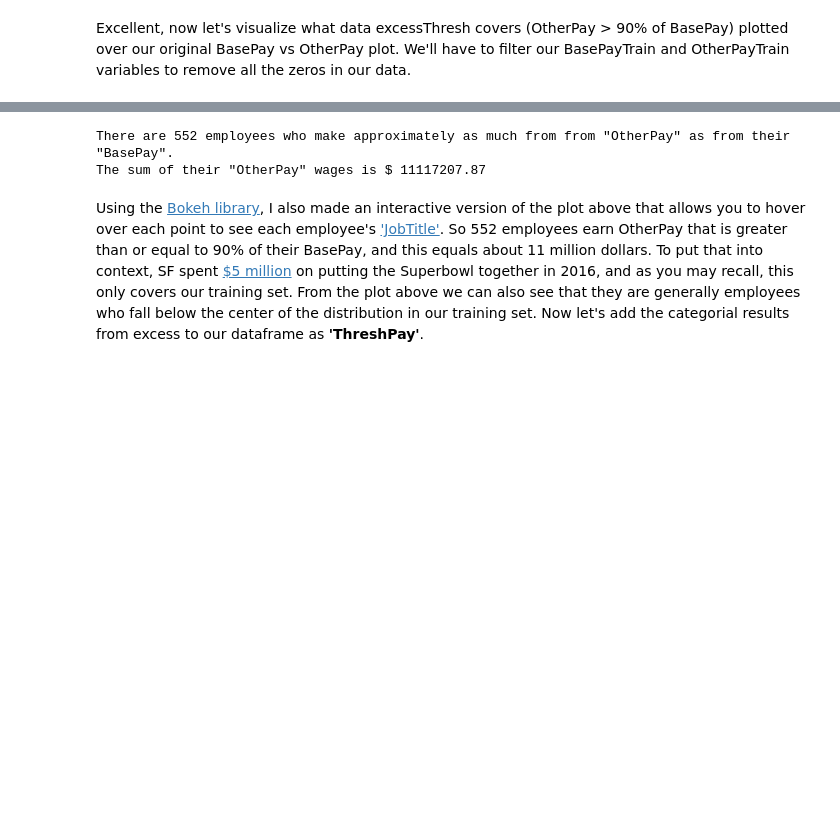
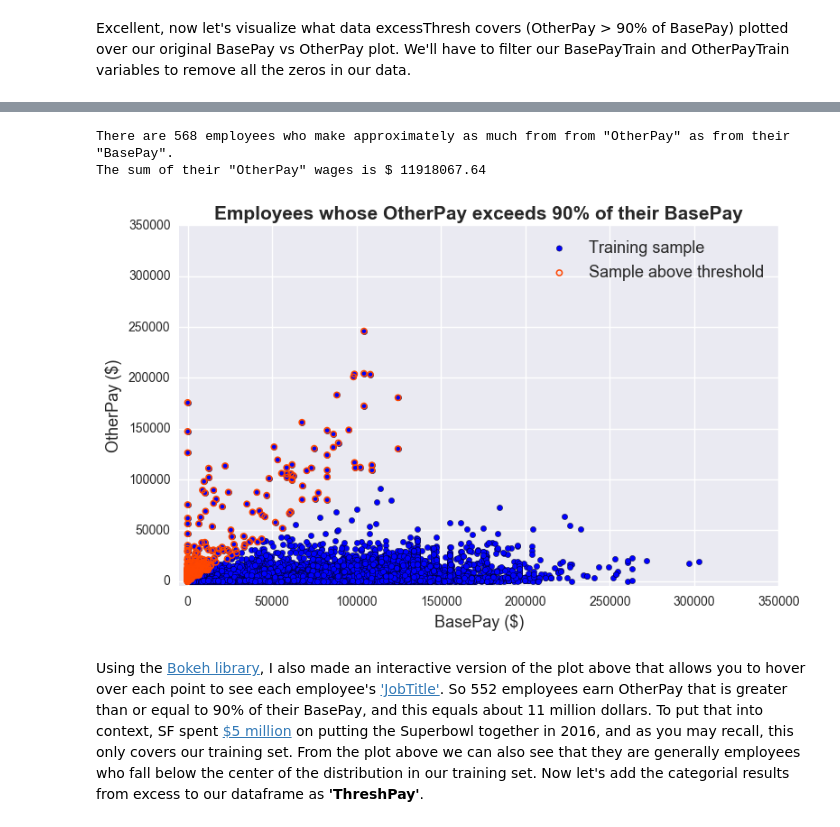
Before and after one commit to ramalldf/informatics, a Jupyter notebook: sf_otherpay_predict.ipynb, the cells around one changed output, grey strips where cells are left out. Saved outputs shown, nothing was run; the diff lists cells and outputs as text; code cells hidden in the pictures; blank space fills up the shorter version.

```diff
--- a/sf_otherpay_predict.ipynb
+++ b/sf_otherpay_predict.ipynb
@@ -192,13 +193,17 @@ otherPayTrainThreshNo0= otherPayTrainThresh[otherPayTrainThresh!=0]#Remove all r
 basePayTrainThreshNo0= basePayTrain[otherPayTrainThresh!=0]#Remove all rows where otherPayTrainThresh = 0
 # %%
 #Let's see what portion of the employees for into the 'thresh' category on our BasePay vs OtherPay plot
-%matplotlib nbagg
+%matplotlib inline
+fig,ax= plt.subplots(1,1, figsize=(8,5))
 legendOtherPay= plt.scatter(basePayTrain,train2012['OtherPay'], label= 'Training sample')
 legendExvalue= plt.scatter(basePayTrainThreshNo0,otherPayTrainThreshNo0, color= 'orangered', facecolor= 'None',
                            linewidths= 1.1, label= 'Sample above threshold')#Masked out OtherPay appears as zero on plot
 plt.xlabel('BasePay ($)', fontsize= 13);
 plt.ylabel('OtherPay ($)', fontsize= 13); plt.legend(handles=[legendOtherPay, legendExvalue], fontsize= 13)
+plt.xlim([-5000, 350000])
+plt.ylim([-5000, 350000])
 plt.title('Employees whose OtherPay exceeds 90% of their BasePay',  fontweight= 'bold', fontsize= 15)
+plt.tight_layout()
 print 'There are', sum(excessThresh), 'employees who make approximately as much from from "OtherPay" as from their "BasePay".'
 print 'The sum of their "OtherPay" wages is $', sum(otherPayTrainThresh)
 # %% [output]
@@ -207,5 +210,6 @@ print 'The sum of their "OtherPay" wages is $', sum(otherPayTrainThresh)
-There are 552 employees who make approximately as much from from "OtherPay" as from their "BasePay".
-The sum of their "OtherPay" wages is $ 11117207.87
+There are 568 employees who make approximately as much from from "OtherPay" as from their "BasePay".
+The sum of their "OtherPay" wages is $ 11918067.64
+[figure, added]
 # %% [markdown]
 Using the <a href= 'http://bokeh.pydata.org/en/latest/'>Bokeh library</a>, I also made an interactive version of the plot above that allows you to hover over each point to see each employee's <a href= 'http://ramalldf.pythonanywhere.com/data'>'JobTitle'</a>. So 552 employees earn OtherPay that is greater than or equal to 90% of their BasePay, and this equals about 11 million dollars. To put that into context, SF spent <a href='http://www.nytimes.com/2016/02/05/us/super-bowl-50-further-divides-san-francisco.html?_r=0'>$5 million</a> on putting the Superbowl together in 2016, and as you may recall, this only covers our training set. From the plot above we can also see that they are generally employees who fall below the center of the distribution in our training set. Now let's add the categorial results from excess to our dataframe as <strong>'ThreshPay'</strong>.
 # %%
```
Also changed, not shown: parts of 12 cells of this notebook.
